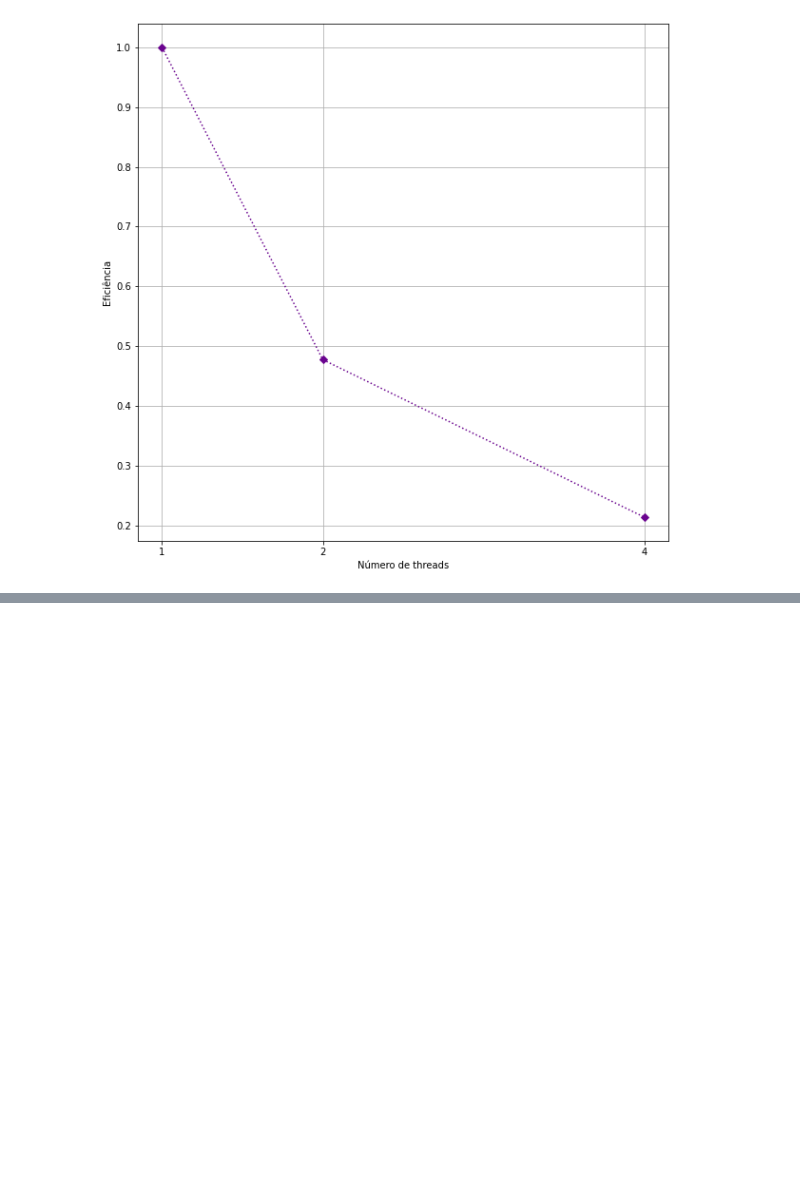
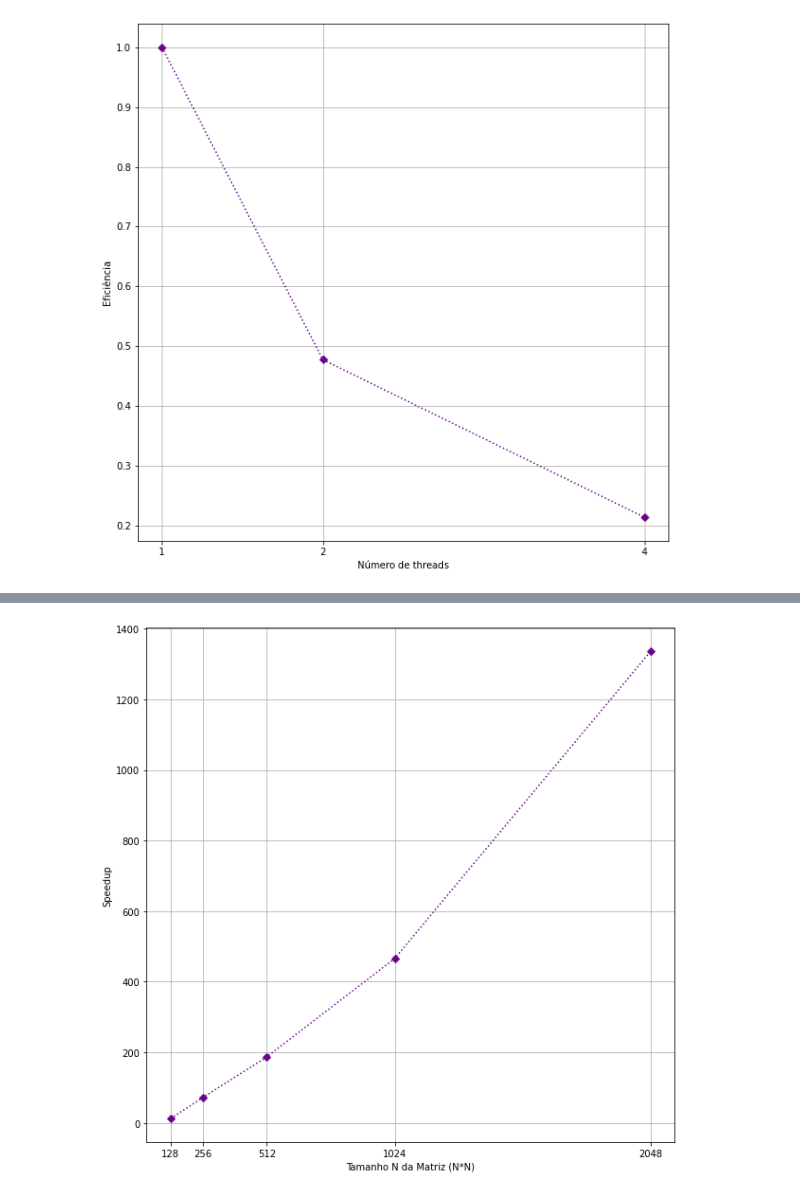
Before and after one commit to IvanCalvo/ppd, a Jupyter notebook: graficos.ipynb, the cells around one changed output, grey strips where cells are left out. Drawn from its saved outputs; the diff is of its cells as text; code cells hidden in the pictures; blank space fills up the shorter version.

Commit message:
results and plots

```diff
--- a/graficos.ipynb
+++ b/graficos.ipynb
@@ -87,3 +87,7 @@ ax.set_ylabel('Eficiência')
 plt.show()
 # %% [output]
 [figure]
+# %%
+data_ep5 = pd.read_csv('ep5_dados.csv')
+data_ep5['speedup'] = (data_ep5['tempo cpu']/data_ep5['tempo gpu'])
+data_ep5
@@ -89,0 +101,8 @@ plt.show()
+# %%
+ax = data_ep5.plot(x='tamanho', y='speedup', color='#6a048f', linestyle=':', marker='D', figsize=(10,10), grid=True, legend=False)
+ax.set_xticks([128,256,512,1024,2048])
+ax.set_xlabel('Tamanho N da Matriz (N*N)')
+ax.set_ylabel('Speedup')
+plt.show()
+# %% [output]
+[figure, added]
```
Also changed, not shown: parts of 1 cell of this notebook, 3 other files.
